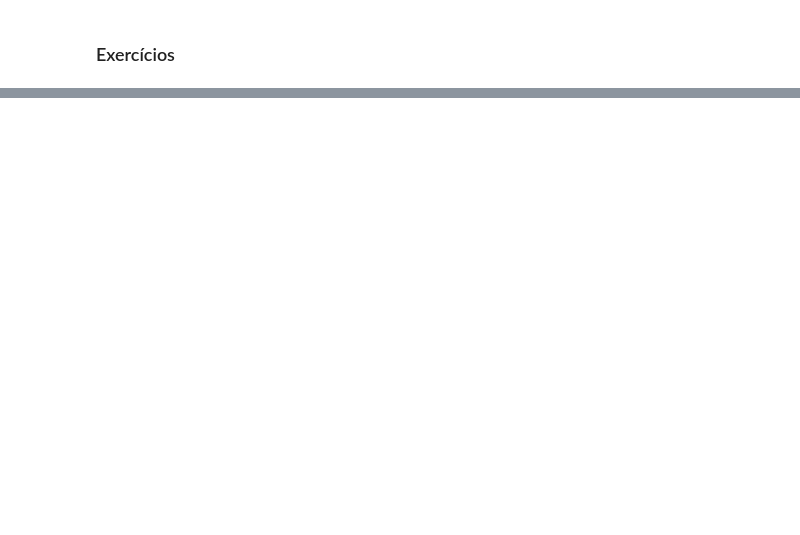
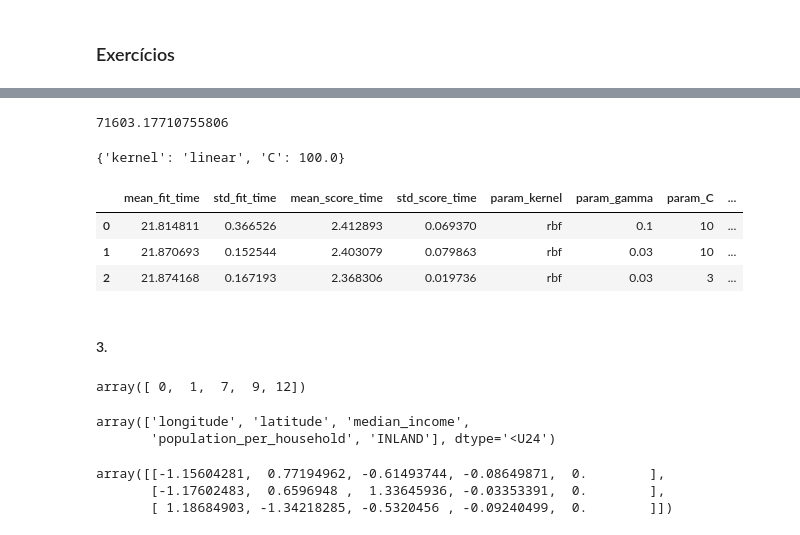
Before and after one commit to LilianeAquino/hands_on_aprendizado_de_maquina, a Jupyter notebook: 02_end_to_end_machine_learning_project.ipynb, the cells around one changed output, grey strips where cells are left out. Saved outputs shown, nothing was run; the diff lists cells and outputs as text; code cells hidden in the pictures; blank space fills up the shorter version.

```diff
--- a/Capítulo 02 - Housing.ipynb
+++ b/02_end_to_end_machine_learning_project.ipynb
@@ -676,0 +712,5 @@ final_mse
+# %%
+from sklearn.model_selection import RandomizedSearchCV
+
+randomized = RandomizedSearchCV(svm_reg, param_grid, cv=5, scoring='neg_mean_squared_error', verbose=2, n_jobs=4)
+randomized.fit(housing_prepared, housing_labels)
@@ -676,0 +736,18 @@ final_mse
+# %%
+svm_rs_rmse = np.sqrt(-randomized.best_score_)
+svm_rs_rmse
+# %% [output]
+71603.17710755806
+# %%
+randomized.best_params_
+# %% [output]
+{'kernel': 'linear', 'C': 100.0}
+# %%
+pd.DataFrame(randomized.cv_results_).head(3)
+# %% [output]
+|  | mean_fit_time | std_fit_time | mean_score_time | std_score_time | param_kernel | param_gamma | param_C | ... |
+| 0 | 21.814811 | 0.366526 | 2.412893 | 0.069370 | rbf | 0.1 | 10 | ... |
+| 1 | 21.870693 | 0.152544 | 2.403079 | 0.079863 | rbf | 0.03 | 10 | ... |
+| 2 | 21.874168 | 0.167193 | 2.368306 | 0.019736 | rbf | 0.03 | 3 | ... |
+# %% [markdown]
+#### 3.
@@ -676,0 +770,23 @@ final_mse
+# %%
+top_k_feature_indices = indices_of_top_k(features_importances, 5)
+top_k_feature_indices
+# %% [output]
+array([ 0,  1,  7,  9, 12])
+# %%
+np.array(attributes)[top_k_feature_indices]
+# %% [output]
+array(['longitude', 'latitude', 'median_income',
+       'population_per_household', 'INLAND'], dtype='<U24')
+# %%
+preparation_and_feature_selection_pipeline = Pipeline([
+    ('preparation', full_pipeline),
+    ('feature_selection', TopFeatureSelector(features_importances, 5))
+])
+
+
+housing_prepared_top_k_features = preparation_and_feature_selection_pipeline.fit_transform(housing)
+housing_prepared_top_k_features[0:3]
+# %% [output]
+array([[-1.15604281,  0.77194962, -0.61493744, -0.08649871,  0.        ],
+       [-1.17602483,  0.6596948 ,  1.33645936, -0.03353391,  0.        ],
+       [ 1.18684903, -1.34218285, -0.5320456 , -0.09240499,  0.        ]])
```
Also changed, not shown: parts of 22 cells of this notebook.
